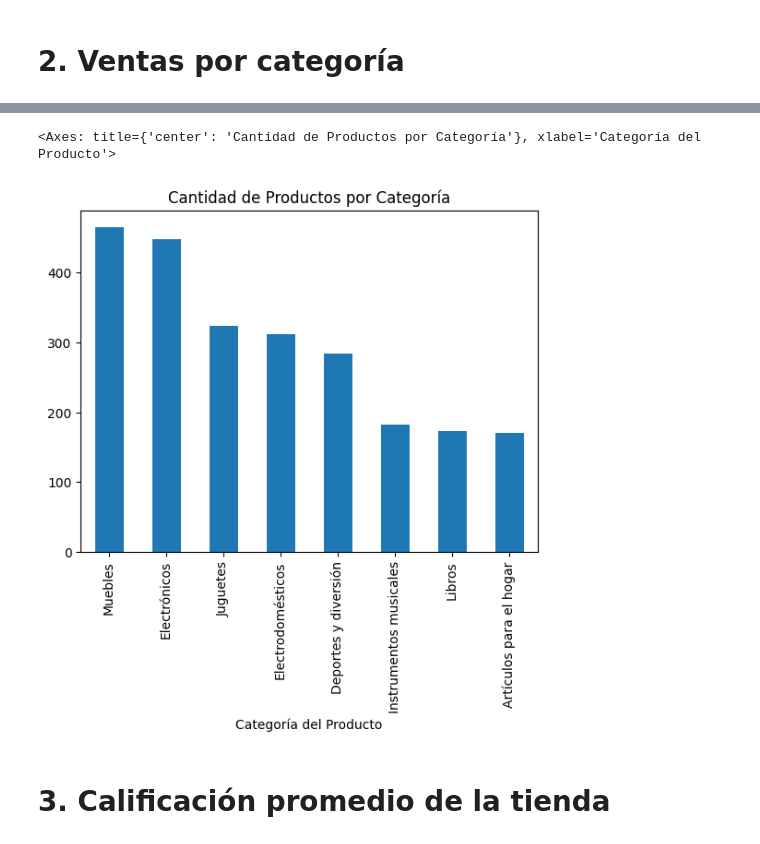
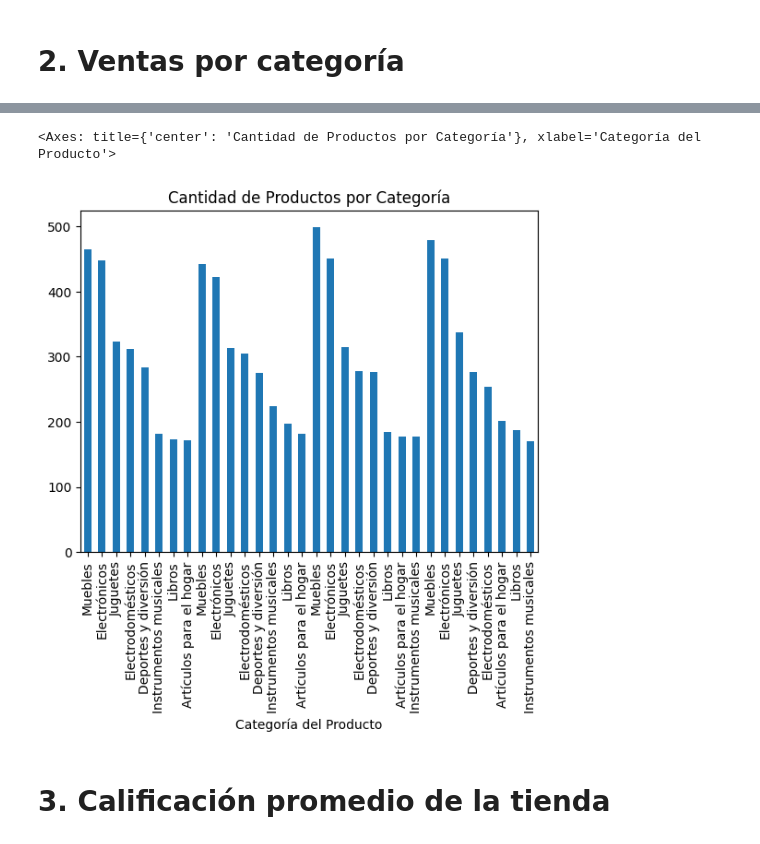
Before and after one commit to joaquincdlg/challenge1-data-science-latam, a Jupyter notebook: alurastorelatam.ipynb, the cells around one changed output, grey strips where cells are left out. Cells and saved outputs as stored; diff of their text form; code cells hidden in the pictures.

```diff
--- a/alurastorelatam.ipynb
+++ b/alurastorelatam.ipynb
@@ -55,8 +67,12 @@ venta_por_categoria.plot(kind="bar", title="Ventas por Categoría")
 # %%
 cantidad_categoria=tienda.value_counts("Categoría del Producto")
+cantidad_categoria2=tienda2.value_counts("Categoría del Producto")
+cantidad_categoria3=tienda3.value_counts("Categoría del Producto")
+cantidad_categoria4=tienda4.value_counts("Categoría del Producto")
+cantidad_categoria=pd.concat([cantidad_categoria,cantidad_categoria2,cantidad_categoria3,cantidad_categoria4])
 cantidad_categoria.plot(kind="bar", title="Cantidad de Productos por Categoría")
 # %% [output]
 <Axes: title={'center': 'Cantidad de Productos por Categoría'}, xlabel='Categoría del Producto'>
-[figure, old version]
+[figure, new version]
 # %% [markdown]
 # 3. Calificación promedio de la tienda
```
Also changed, not shown: parts of 13 cells of this notebook.
